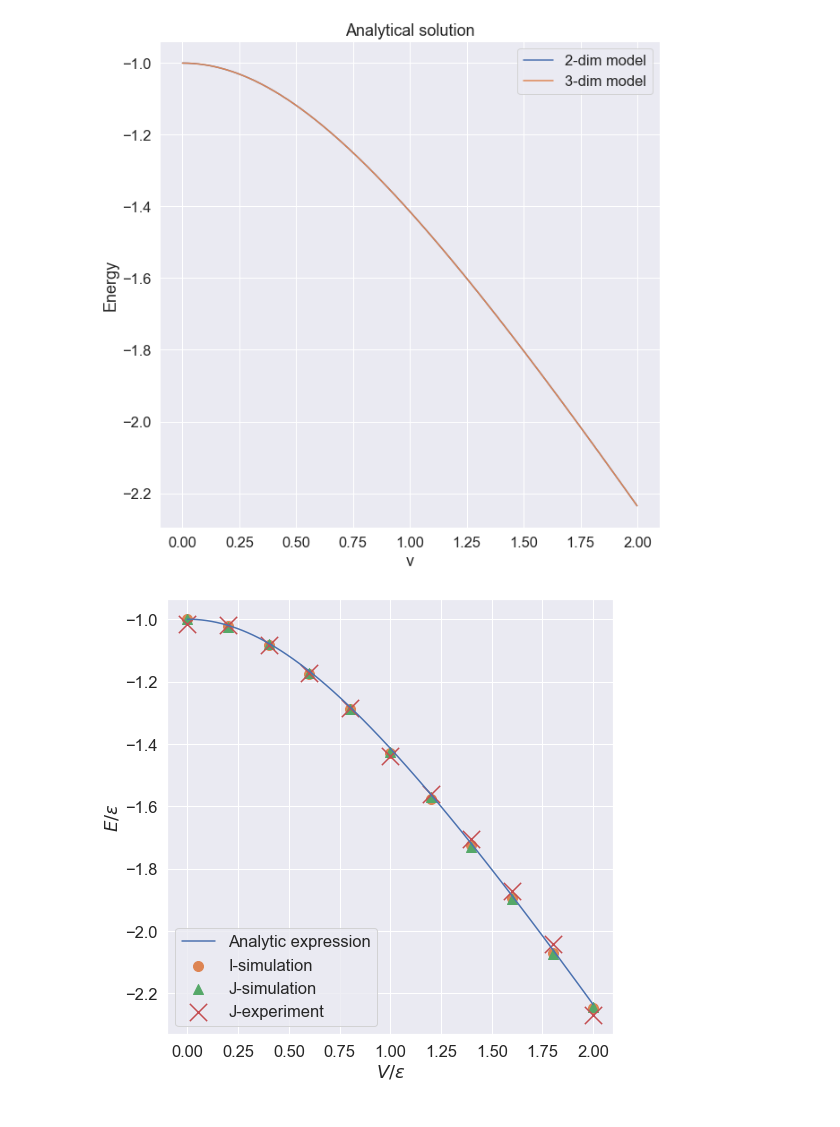
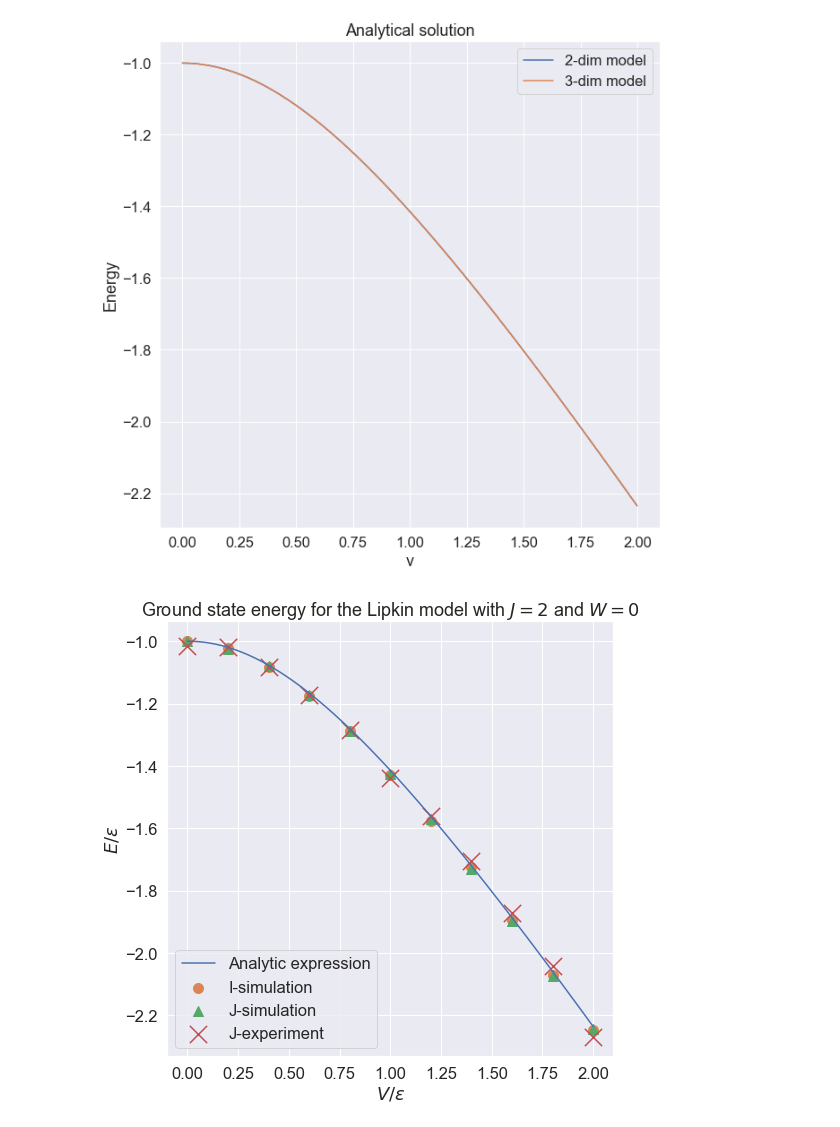
Before and after one commit to augude/FYS4411---Project-2, a Jupyter notebook: Hamiltonians/lipkin_model_J=1.ipynb, the cells around one changed output. Saved outputs shown, nothing was run; the diff lists cells and outputs as text; code cells hidden in the pictures.

```diff
--- a/Hamiltonians/lipkin_model_J=1.ipynb
+++ b/Hamiltonians/lipkin_model_J=1.ipynb
@@ -115,31 +93,32 @@ df_coupled = pd.read_csv('../data/Lipkin_J=1_coupled.csv')
 df_qiskit = pd.read_csv('../data/Lipkin_J=1_qiskit.csv')
 
 v_vals = df_ind['v'].to_numpy()
 min_energy_individual = df_ind['energy'].to_numpy()
 min_energy_coupled = df_coupled['energy'].to_numpy()
 qiskit_energies = df_qiskit['energy'].to_numpy()
 
 fig, axs = plt.subplots(1, 1, figsize=(8, 8))
 # for i in range(len(eigvals_ana[0])):
 for i in range(1):
     axs.plot(v_vals_ana, eigvals_ana[:, i], label=f'Analytic expression')
 axs.set_xlabel(r'$V/\epsilon$')
 axs.scatter(v_vals, min_energy_individual, label = 'I-simulation', color = '#dd8452', marker = 'o', s = 100)
 axs.scatter(v_vals, min_energy_coupled, label = 'J-simulation', color = '#55a868', marker = '^', s = 100)
 axs.scatter(v_vals, qiskit_energies, label = 'J-experiment', color = '#c44e52', marker = 'x', s = 300)
 axs.set_ylabel(r'$E/\epsilon$')
 axs.legend(loc = 'lower left')
+axs.set_title(r'Ground state energy for the Lipkin model with $J = 2$ and $W = 0$')
 tikzplotlib.clean_figure()
 tikzplotlib.save(
     f'../plots/lipkin_J=1.tex',
     extra_axis_parameters=[
         'title style={align=center}',
         'xmajorticks=true',
         'ymajorticks=true',
         'mark options={mark size=1.4pt, line width=1.5pt}',
         ],
         strict=True,
     )
 plt.show()
 # %% [output]
-[figure, old version]
+[figure, new version]
```
Also changed, not shown: parts of 4 cells of this notebook, 9 other files.
